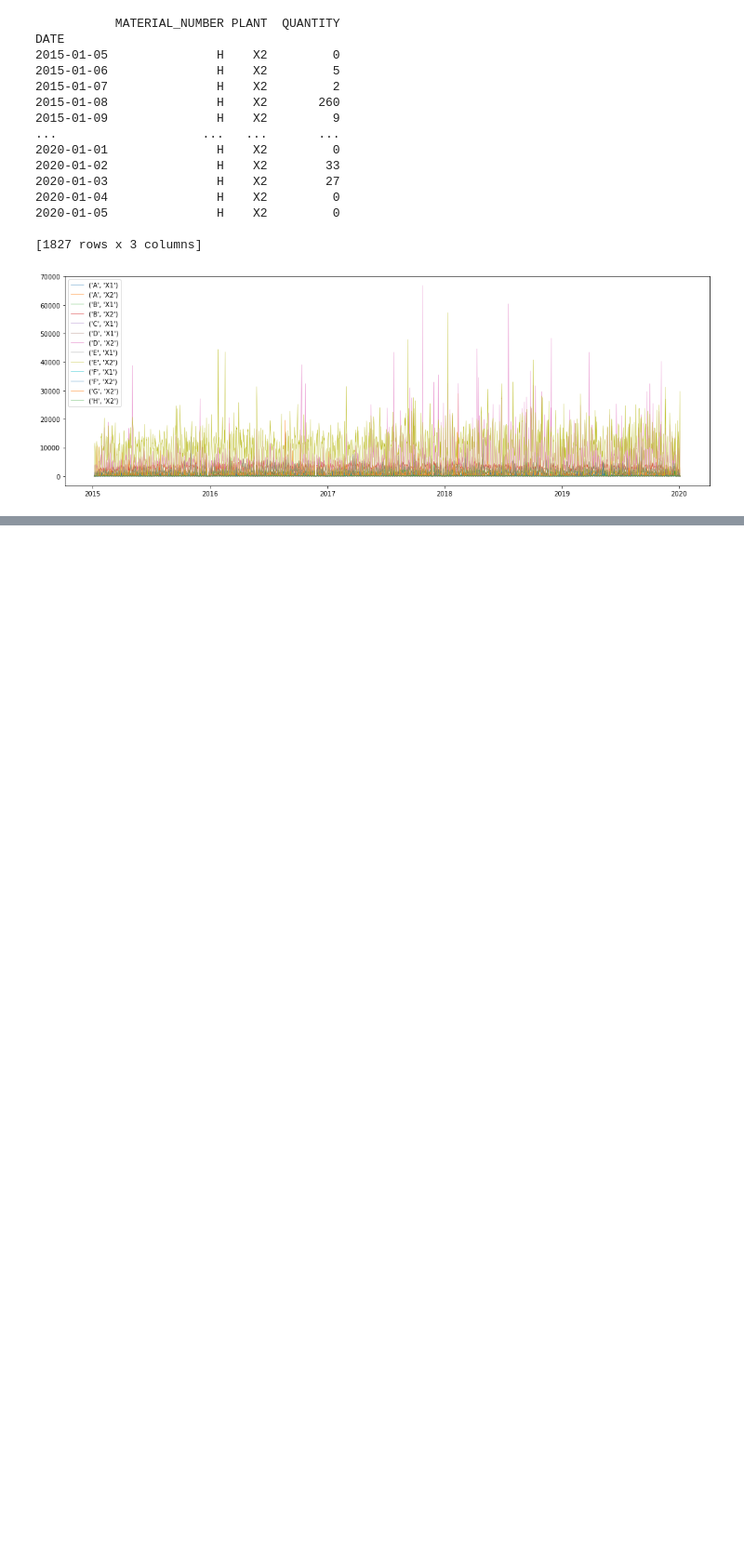
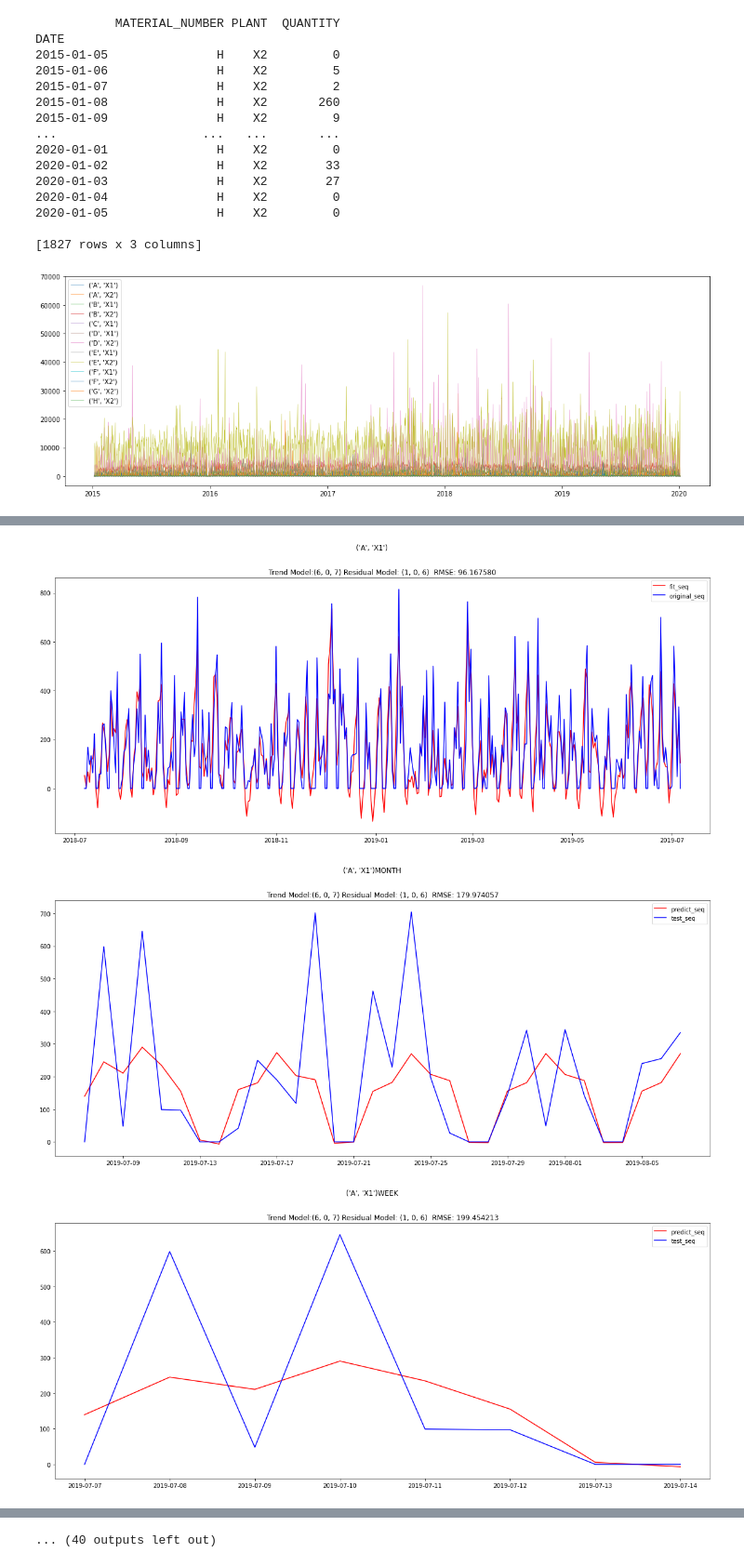
Before and after one commit to Xixianghu202124213/Capstone, a Jupyter notebook: ARIMAX.ipynb, the cells around one changed output, grey strips where cells are left out. Shown at 93% size. Drawn from its saved outputs; the diff is of its cells as text; code cells hidden in the pictures; blank space fills up the shorter version.

Commit message:
use workday as external factor

```diff
--- a/ARIMAX.ipynb
+++ b/ARIMAX.ipynb
@@ -155,27 +169,31 @@ def pre_month(sequence,title,test,tr_pdq,re_pdq):
 # %%
 def pre_week(sequence,title,test,tr_pdq,re_pdq):
-  mae=np.mean(np.abs(sequence.values-test[0:8]))
+  rmse = mean_squared_error(test[0:8], sequence,squared=False)
+  wape=WAPE(sequence,test[0:8])
   plt.figure(figsize=(20, 8))
   plt.plot(sequence, color='red', label='predict_seq')
   plt.plot(test[0:8], color='blue', label='test_seq')
   plt.legend(loc='best')
-  plt.title("Trend Model:"+str(tr_pdq) +" Residual Model: "+str(re_pdq)+"  MSE: %f"%(mae,))
+  plt.title("Trend Model:"+str(tr_pdq) +" Residual Model: "+str(re_pdq)+"  RMSE: %f"%(rmse,))
   plt.suptitle(str(title)+"WEEK")
-  name="/content/drive/MyDrive/Colab Notebooks/LSE/Capstone/ARIMAX_Plot/"+str(title)+'_predict(week).png'
+  name="/content/drive/MyDrive/Colab Notebooks/LSE/Capstone/ARIMAX_Plot(Workday)/"+str(title)+'_predict(week).png'
   plt.savefig(name)
   plt.show()
+  return rmse,wape
 # %%
 def fit_plot(sequence,title,train,tr_pdq,re_pdq):
   train_size=int(len(train)*0.9)
   #train_size=1200
   #train=train[0:train_size]
-  mse = mean_squared_error(train, sequence)
+  rmse = mean_squared_error(train, sequence,squared=False)
+  wape=WAPE(sequence,train)
   plt.figure(figsize=(20, 8))
   plt.plot(sequence[len(sequence)-365:len(sequence)], color='red', label='fit_seq')
   plt.plot(train[len(sequence)-365:len(sequence)], color='blue', label='original_seq')
   plt.legend(loc='best')
-  plt.title("Trend Model:"+str(tr_pdq) +" Residual Model: "+str(re_pdq)+"  MSE: %f"%(mse,))
+  plt.title("Trend Model:"+str(tr_pdq) +" Residual Model: "+str(re_pdq)+"  RMSE: %f"%(rmse,))
   plt.suptitle(title)
-  name="/content/drive/MyDrive/Colab Notebooks/LSE/Capstone/ARIMAX_Plot/"+str(title)+'_month_simulation.png'
+  name="/content/drive/MyDrive/Colab Notebooks/LSE/Capstone/ARIMAX_Plot(Workday)/"+str(title)+'_month_simulation.png'
   plt.savefig(name)
   plt.show()
+  return rmse,wape
@@ -184,3 +206,6 @@ def recover(series):
   recover_seq= np.exp(series)
   recover_seq.dropna(inplace=True)
   return recover_seq
+# %%
+workday=pd.read_csv('/content/drive/MyDrive/Data/workday.csv')
+workday.reset_index()
@@ -187,6 +226,10 @@ def recover(series):
 # %%
 residual_pdq=list()
 trend_pdq=list()
+index=0
+residual_pdq=list()
+trend_pdq=list()
+model_info=pd.DataFrame(columns=['Label','Trend','Residual','Simulation_RMSE','Month_RMSE','Week_RMSE','Simulation_WAPE','Month_WAPE','Week_WAPE'])
 index=0
 
 for label,df in groups:
@@ -197,14 +240,18 @@ for label,df in groups:
     train_size=int(len(df)*0.9)
 
     data=df.iloc[:,2].astype('int').reset_index()
-    gdp=GDP.reset_index()
-    df1=pd.concat([data,gdp],axis=1).iloc[:,1:]
-    df1.set_index('index',inplace=True)
+
+    data=df.iloc[:,2].astype('int').reset_index()
+    work=workday.reset_index()
+    df1=pd.concat([data,work],axis=1).iloc[:,1:]
+    df1.set_index('DATE',inplace=True)
     df1.index.name=None
     data=df1.iloc[:,0]
-    GDP.index=GDP.index.astype('datetime64[ns]')
-    GDP_train=GDP[0:train_size]
-    GDP_test=GDP[train_size:]
+
+    series=log(data)
+
+
+
     #series=log(data)
 
     series=data
@@ -232,9 +279,11 @@ for label,df in groups:
     #fit_seq=recover(month_fit_seq)
     #pre_seq=recover(month_pre_seq)
 
-    fit_plot(fit_seq,label,data[0:train_size],tr_pdq,re_pdq)
-    pre_month(pre_seq,label,data[train_size:],tr_pdq,re_pdq)
-    pre_week(pre_seq[0:8],label,data[train_size:],tr_pdq,re_pdq)
+    rs,ws=fit_plot(fit_seq,label,data[0:train_size],tr_pdq,re_pdq)
+    rm,wm=pre_month(pre_seq,label,data[train_size:],tr_pdq,re_pdq)
+    rw,ww=pre_week(pre_seq[0:8],label,data[train_size:],tr_pdq,re_pdq)
+
+    model_info.loc[index]=[label,tr_pdq,re_pdq,rs,rm,rw,ws,wm,ww]
 
     #recover the log sequence
     #week_fit_seq=recover(week_fit_seq)
@@ -244,5 +293,4 @@ for label,df in groups:
     #plt.plot(seasonal,label='Seasonarity')#all are 7
     #residual_p,residual_d,residual_q,residual_aic=gridsearch(residual)
   index+=1
-  break
 # %% [output]
@@ -265,0 +315,3 @@ MAE (0, 0, 7) 13.683202072670747
+[figure, added]
+[figure, added]
+[figure, added]
@@ -265,0 +358 @@ MAE (0, 0, 7) 13.683202072670747
+... (40 outputs left out)
```
Also changed, not shown: parts of 11 cells of this notebook.
